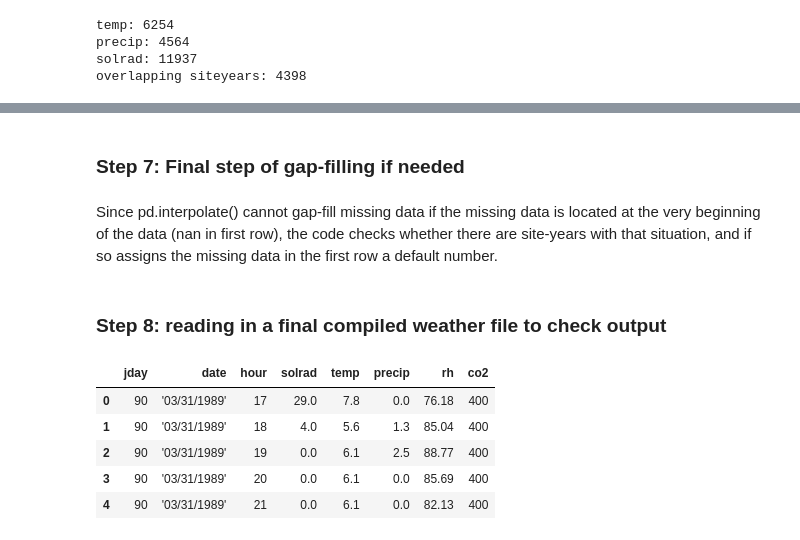
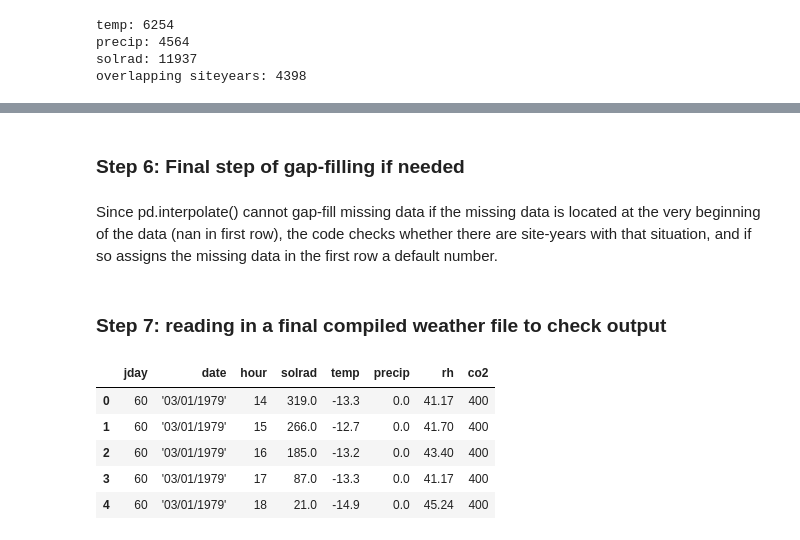
Before and after one commit to jennhsiao/upscale, a Jupyter notebook: notebooks/weafile_process.ipynb, the cells around one changed output, grey strips where cells are left out. Drawn from its saved outputs; the diff is of its cells as text; code cells hidden in the pictures.

```diff
--- a/notebooks/weafile_process.ipynb
+++ b/notebooks/weafile_process.ipynb
@@ -546,5 +497,5 @@ for i in np.arange(siteyear.shape[0]):
 # %% [markdown]
-### Step 7: Final step of gap-filling if needed
+### Step 6: Final step of gap-filling if needed
 # %% [markdown]
 Since pd.interpolate() cannot gap-fill missing data if the missing data is located at the very beginning of the data (nan in first row), the code checks whether there are site-years with that situation, and if so assigns the missing data in the first row a default number.
 # %%
@@ -558,14 +509,14 @@ for name in fnames:
 
 # no files required additional gap-filling
 # %% [markdown]
-### Step 8: reading in a final compiled weather file to check output
+### Step 7: reading in a final compiled weather file to check output
 # %%
-test = pd.read_csv('/home/disk/eos8/ach315/upscale/weadata/data/control/24127_1989.txt', sep='\t')
+test = pd.read_csv('/home/disk/eos8/ach315/upscale/weadata/data/test/702310_1979.txt', sep='\t')
 test.head()
 # %% [output]
 |  | jday | date | hour | solrad | temp | precip | rh | co2 |
-| 0 | 90 | '03/31/1989' | 17 | 29.0 | 7.8 | 0.0 | 76.18 | 400 |
-| 1 | 90 | '03/31/1989' | 18 | 4.0 | 5.6 | 1.3 | 85.04 | 400 |
-| 2 | 90 | '03/31/1989' | 19 | 0.0 | 6.1 | 2.5 | 88.77 | 400 |
-| 3 | 90 | '03/31/1989' | 20 | 0.0 | 6.1 | 0.0 | 85.69 | 400 |
-| 4 | 90 | '03/31/1989' | 21 | 0.0 | 6.1 | 0.0 | 82.13 | 400 |
+| 0 | 60 | '03/01/1979' | 14 | 319.0 | -13.3 | 0.0 | 41.17 | 400 |
+| 1 | 60 | '03/01/1979' | 15 | 266.0 | -12.7 | 0.0 | 41.70 | 400 |
+| 2 | 60 | '03/01/1979' | 16 | 185.0 | -13.2 | 0.0 | 43.40 | 400 |
+| 3 | 60 | '03/01/1979' | 17 | 87.0 | -13.3 | 0.0 | 41.17 | 400 |
+| 4 | 60 | '03/01/1979' | 18 | 21.0 | -14.9 | 0.0 | 45.24 | 400 |
```
Also changed, not shown: parts of 17 cells of this notebook, 7 other files.
